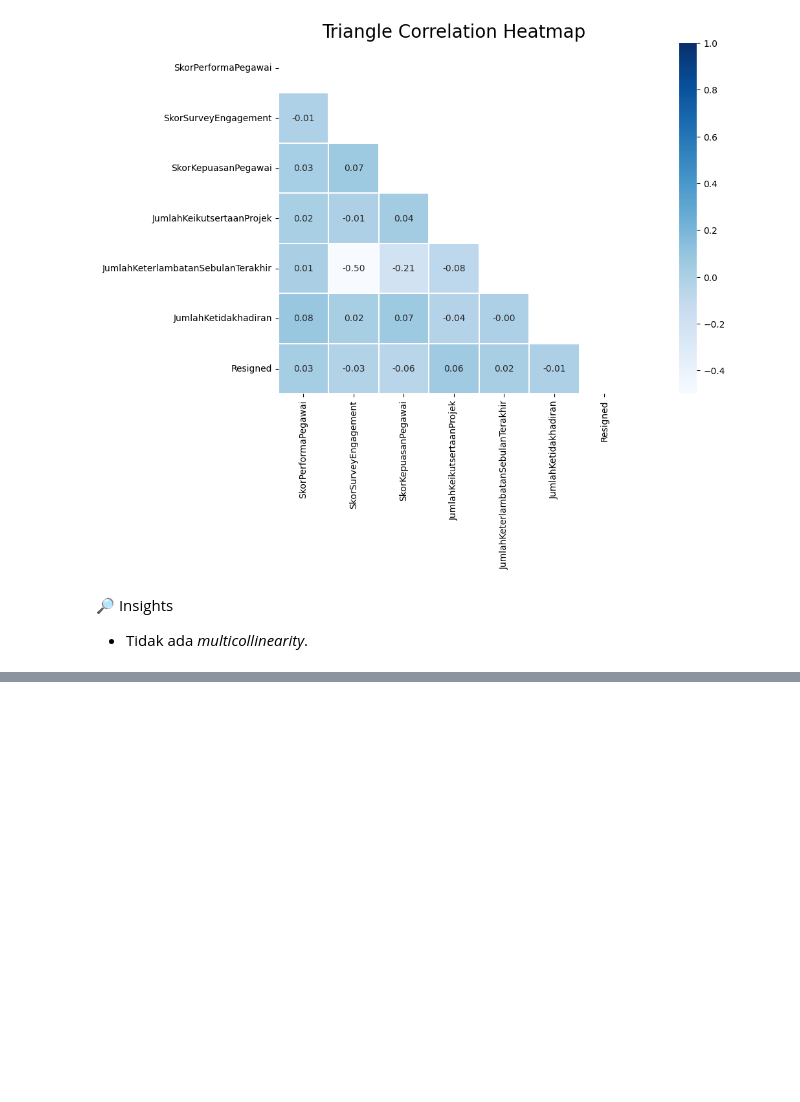
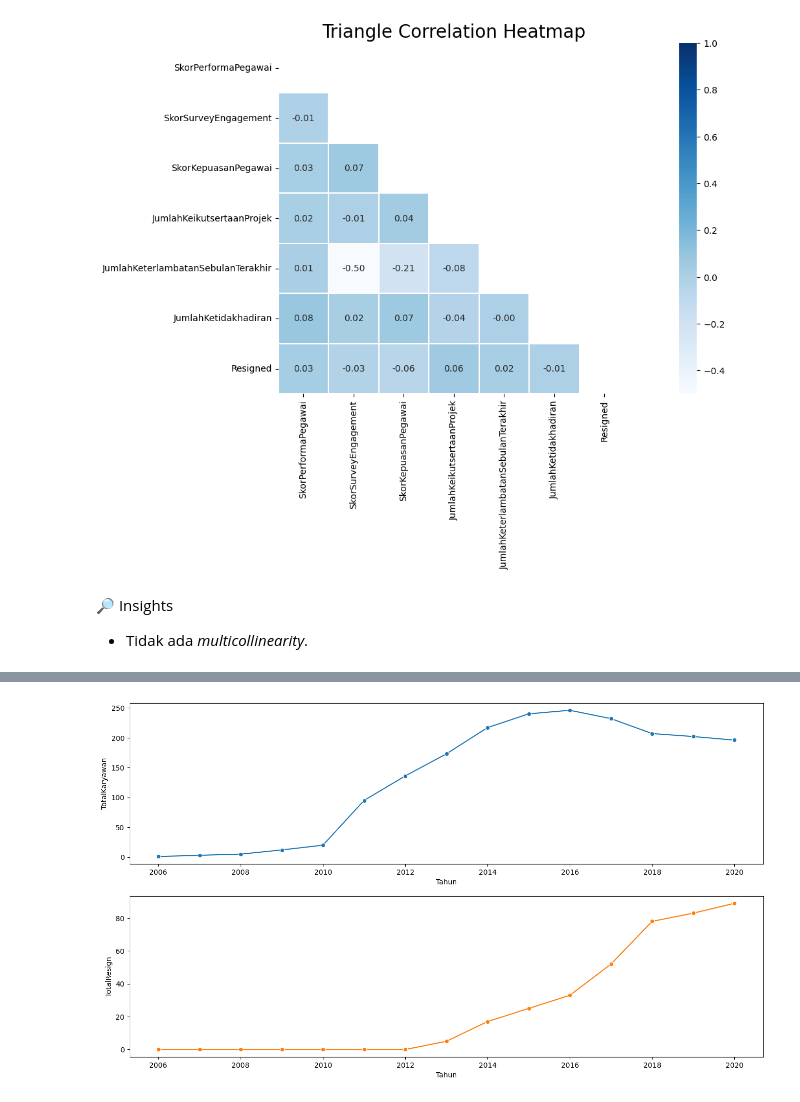
Before and after one commit to sabirinID/Predicting-Employee-Attrition, a Jupyter notebook: Notebooks/hr_employee_retention.ipynb, the cells around one changed output, grey strips where cells are left out. Saved outputs shown, nothing was run; the diff lists cells and outputs as text; code cells hidden in the pictures; blank space fills up the shorter version.

Commit message:
Add annual turnover

```diff
--- a/Notebooks/hr_employee_retention.ipynb
+++ b/Notebooks/hr_employee_retention.ipynb
@@ -736,0 +809,11 @@ plt.show()
+# %%
+annual_turnover['PerubahanKaryawan'] = annual_turnover['JumlahHiring'] - annual_turnover['JumlahResign']
+
+total_karyawan = 0
+list_jumlah_karyawan = []
+
+for i in range(len(annual_turnover)):
+    total_karyawan += annual_turnover['PerubahanKaryawan'][i]
+    list_jumlah_karyawan.append(total_karyawan)
+
+list_jumlah_karyawan
@@ -736,0 +822,3 @@ plt.show()
+# %%
+annual_turnover['TotalKaryawan'] = list_jumlah_karyawan
+annual_turnover
@@ -736,0 +842,22 @@ plt.show()
+# %%
+# Total Hiring
+total_hiring = 0
+list_total_hiring = []
+
+for i in range(len(annual_turnover)):
+    total_hiring += annual_turnover['JumlahHiring'][i]
+    list_total_hiring.append(total_hiring)
+
+annual_turnover['TotalHiring'] = list_total_hiring
+
+# Total Resign
+total_resign = 0
+list_total_resign = []
+
+for i in range(len(annual_turnover)):
+    total_resign += annual_turnover['JumlahResign'][i]
+    list_total_resign.append(total_resign)
+
+annual_turnover['TotalResign'] = list_total_resign
+
+annual_turnover
@@ -736,0 +881,9 @@ plt.show()
+# %%
+plt.figure(figsize=(16, 9))
+plt.subplot(2, 1, 1)
+sns.lineplot(data=annual_turnover, x='Tahun', y='TotalKaryawan', marker='o', color='tab:blue')
+plt.subplot(2, 1, 2)
+sns.lineplot(data=annual_turnover, x='Tahun', y='TotalResign', marker='o', color='tab:orange')
+plt.show()
+# %% [output]
+[figure, added]
```
Also changed, not shown: parts of 17 cells of this notebook.
